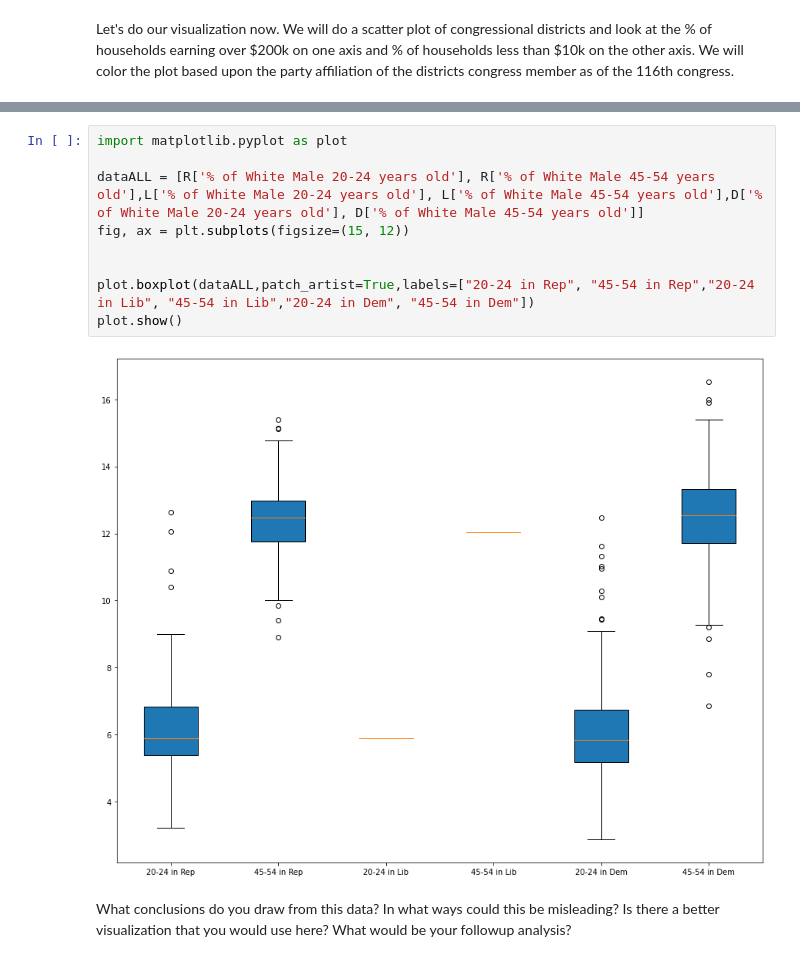
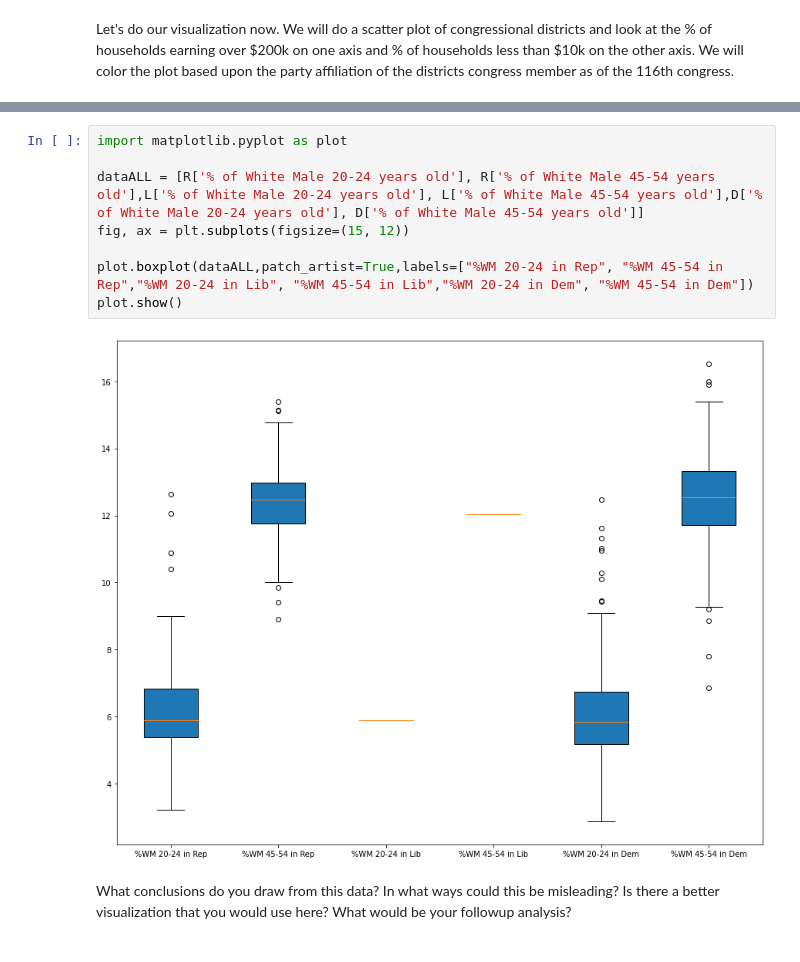
Before and after one commit to jinburge/Congressional-Analytics, a Jupyter notebook: Congressional_Analytics.ipynb, the cells around one changed output, grey strips where cells are left out. Saved outputs shown, nothing was run; the diff lists cells and outputs as text.

```diff
--- a/Congressional_Analytics.ipynb
+++ b/Congressional_Analytics.ipynb
@@ -215,14 +212,13 @@ plt.show()
 # %%
 import matplotlib.pyplot as plot
 
 dataALL = [R['% of White Male 20-24 years old'], R['% of White Male 45-54 years old'],L['% of White Male 20-24 years old'], L['% of White Male 45-54 years old'],D['% of White Male 20-24 years old'], D['% of White Male 45-54 years old']]
 fig, ax = plt.subplots(figsize=(15, 12))
 
-
-plot.boxplot(dataALL,patch_artist=True,labels=["20-24 in Rep", "45-54 in Rep","20-24 in Lib", "45-54 in Lib","20-24 in Dem", "45-54 in Dem"])
+plot.boxplot(dataALL,patch_artist=True,labels=["%WM 20-24 in Rep", "%WM 45-54 in Rep","%WM 20-24 in Lib", "%WM 45-54 in Lib","%WM 20-24 in Dem", "%WM 45-54 in Dem"])
 plot.show()
 # %% [output]
-[figure, old version]
+[figure, new version]
 # %% [markdown]
 What conclusions do you draw from this data? In what ways could this be misleading? Is there a better visualization that you would use here? What would be your followup analysis?
 # %%
```
Also changed, not shown: parts of 3 cells of this notebook.
